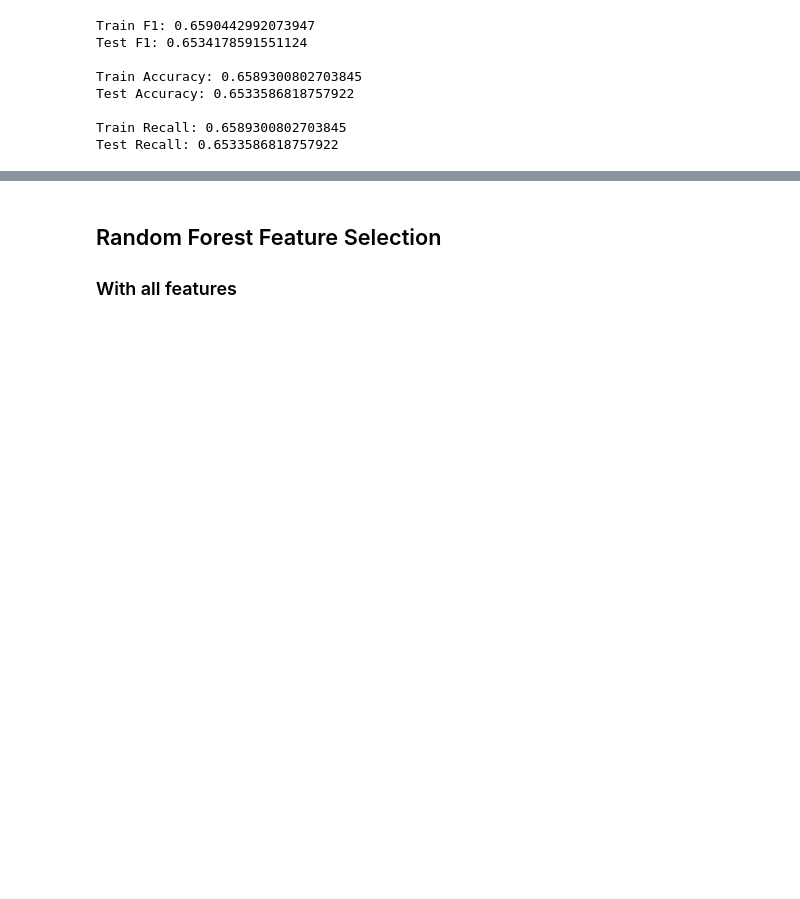
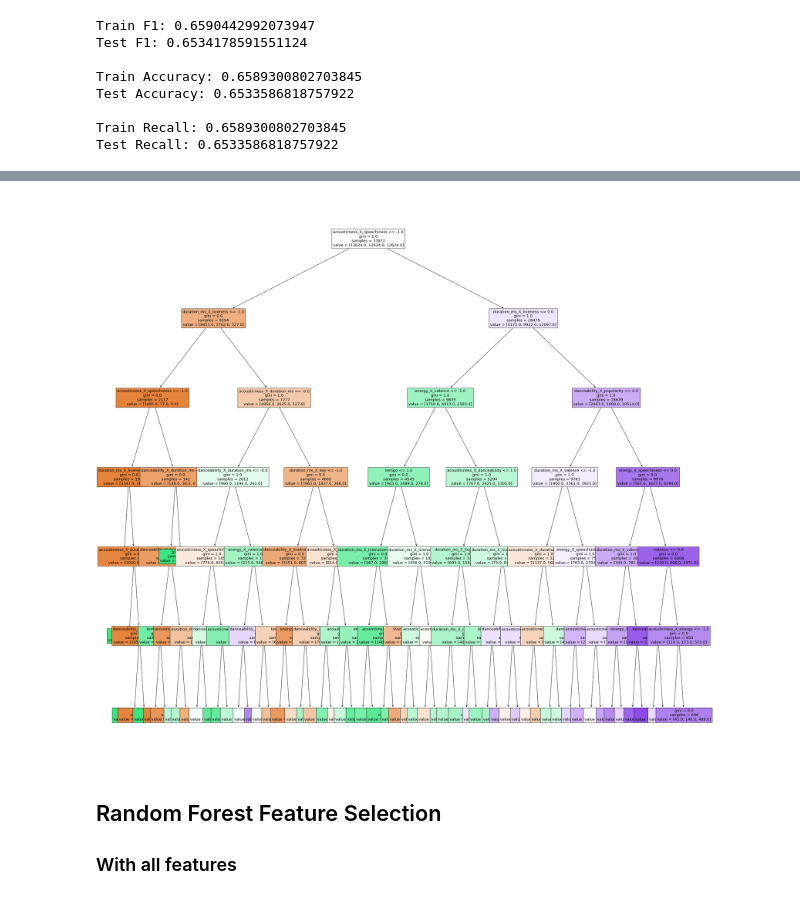
Before and after one commit to khyateed/song-classification-project, a Jupyter notebook: modeling_process.ipynb, the cells around one changed output, grey strips where cells are left out. Saved outputs shown, nothing was run; the diff lists cells and outputs as text; code cells hidden in the pictures; blank space fills up the shorter version.

```diff
--- a/modeling_process.ipynb
+++ b/modeling_process.ipynb
@@ -564,3 +574,11 @@ metrics.plot_confusion_matrix(dt_rfe,X_test_rfe,y_test,cmap=plt.cm.Blues)
+# %%
+fig = plt.figure(figsize=(35,35))
+dt_plot = tree.plot_tree(dt_rfe,
+                   feature_names=X.columns,
+                   filled=True, fontsize=13,precision=0)
+plt.savefig('tree_plot',dpi=100)
+# %% [output]
+[figure, added]
 # %% [markdown]
 ## Random Forest Feature Selection
 ### With all features
```
Also changed, not shown: parts of 21 cells of this notebook, 6 other files.
